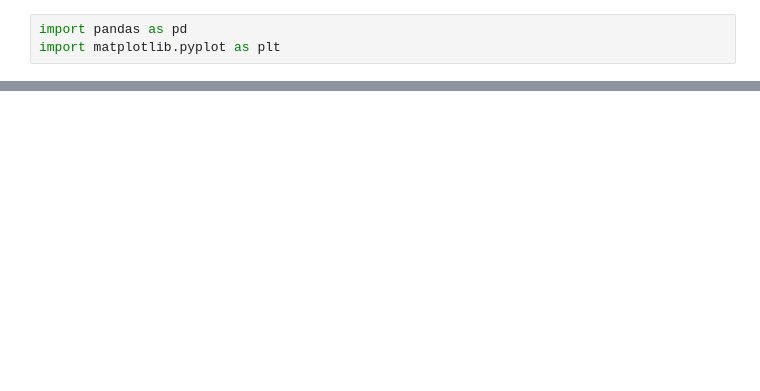
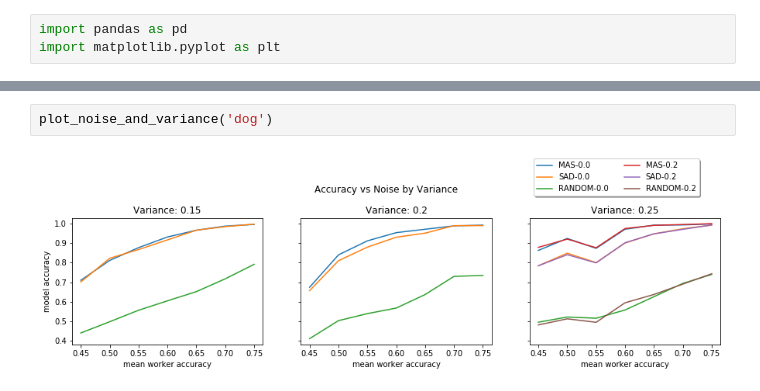
Before and after one commit to mmarabella/simple-task-benchmarking, a Jupyter notebook: visualizations/noise_and_variance.ipynb, the cells around one changed output, grey strips where cells are left out. Drawn from its saved outputs; the diff is of its cells as text; blank space fills up the shorter version.

```diff
--- a/visualizations/noise_and_variance.ipynb
+++ b/visualizations/noise_and_variance.ipynb
@@ -51,0 +49,4 @@ noise
+# %%
+plot_noise_and_variance('dog')
+# %% [output]
+[figure, added]
```
Also changed, not shown: parts of 4 cells of this notebook, 1 other file.
